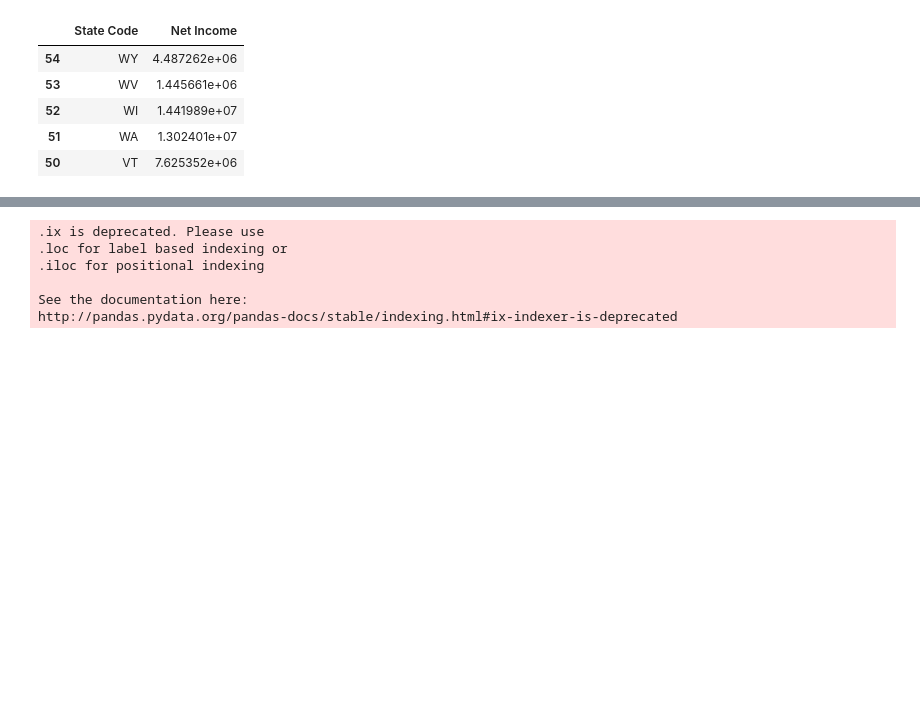
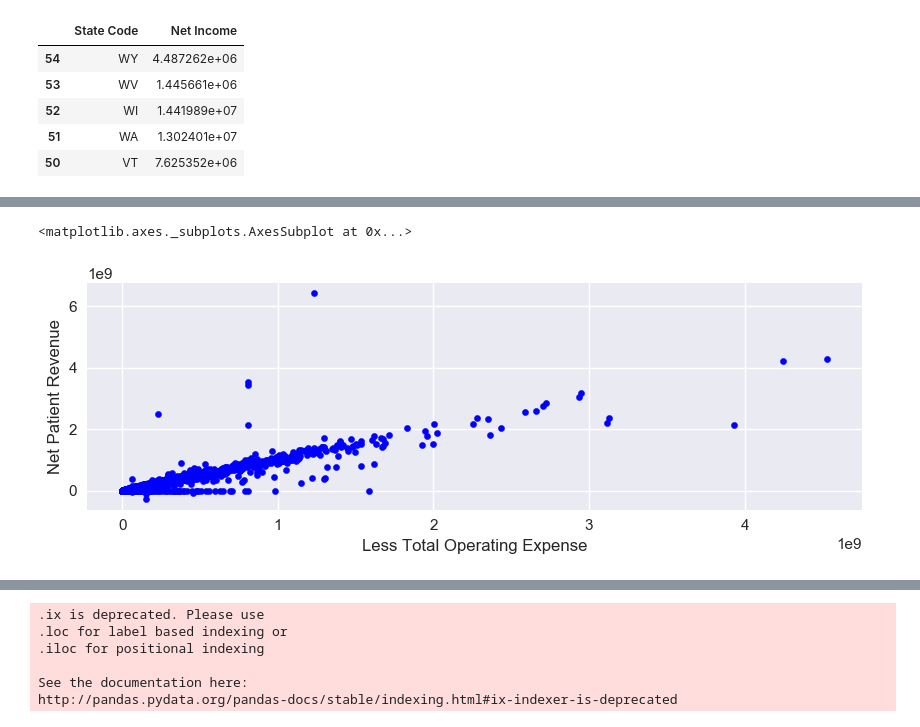
Before and after one commit to anaidpm/dizme, a Jupyter notebook: hospital_costs.ipynb, the cells around one changed output, grey strips where cells are left out. Cells and saved outputs as stored; diff of their text form; code cells hidden in the pictures; blank space fills up the shorter version.

```diff
--- a/hospital_costs.ipynb
+++ b/hospital_costs.ipynb
@@ -335,0 +385,6 @@ m
+# %%
+new_df.plot.scatter(y='Net Patient Revenue', x='Less Total Operating Expense', marker = 'o', c='Blue')
+#Looks like constant correlation
+# %% [output]
+<matplotlib.axes._subplots.AxesSubplot at 0x...>
+[figure, added]
```
Also changed, not shown: parts of 9 cells of this notebook.
